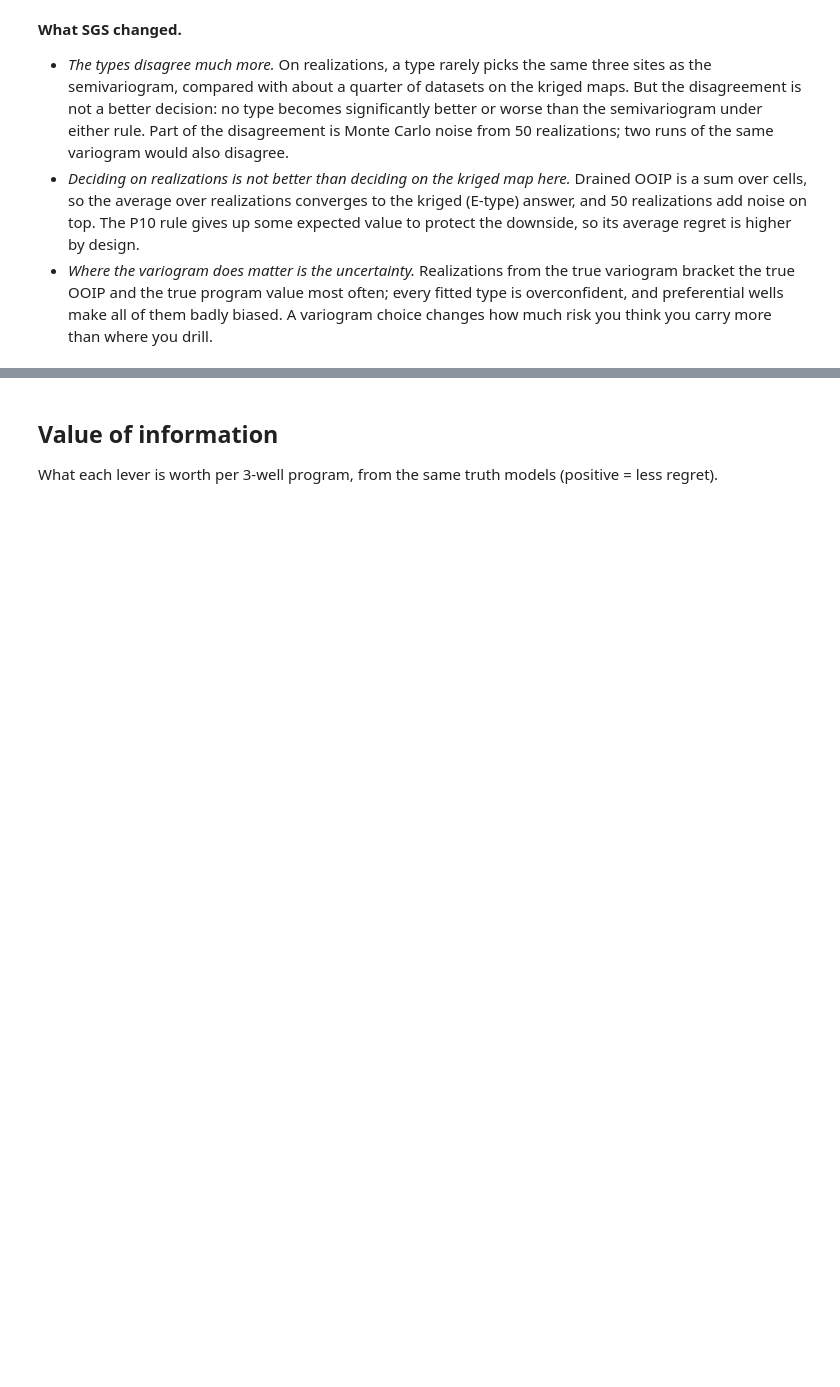
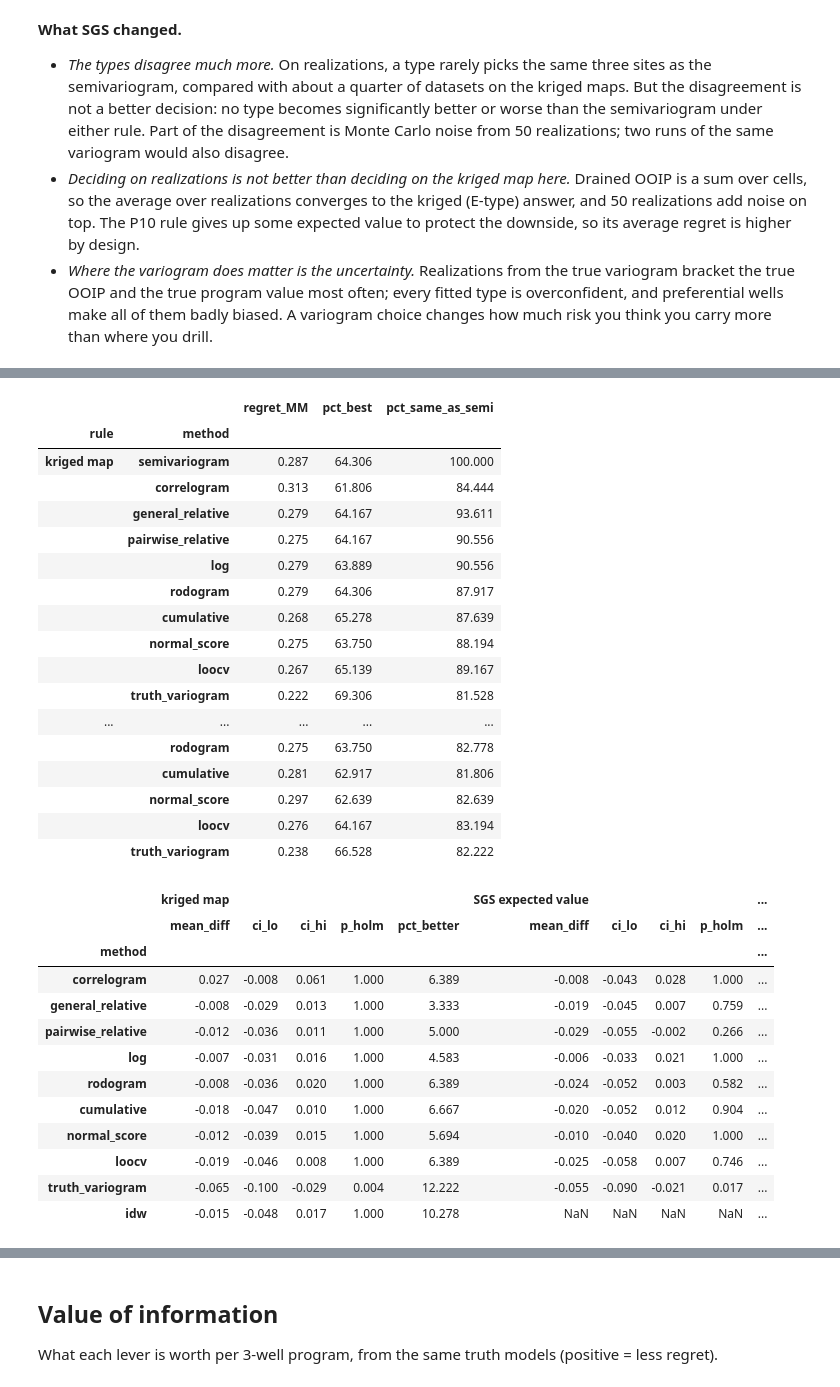
Before and after one commit to nkanter04/variogram-type-study, a Jupyter notebook: 03_kriging_decisions.ipynb, the cells around one changed output, grey strips where cells are left out. Drawn from its saved outputs; the diff is of its cells as text; code cells hidden in the pictures; blank space fills up the shorter version.

```diff
--- a/03_kriging_decisions.ipynb
+++ b/03_kriging_decisions.ipynb
@@ -325,0 +341,4 @@ print('\n'.join(lines))
+# %%
+ao, ad = R_['aoi'], R_['aoi_decisions']
+display(A.aoi_accuracy(ao).round(1).rename_axis('|OOIP error| %, kriged maps'))
+A.aoi_type_spread(ao).round(1).rename_axis('spread across 8 types, % of true OOIP')
@@ -325,0 +385,37 @@ print('\n'.join(lines))
+# %%
+summ = A.aoi_decision_summary(ad)
+display(summ.round(3))
+ap = A.aoi_paired(ad)
+pd.concat({k: v[['mean_diff', 'ci_lo', 'ci_hi', 'p_holm', 'pct_better']] for k, v in ap.items()}, axis=1).round(3)
+# %% [output]
+|  |  | regret_MM | pct_best | pct_same_as_semi |
+| rule | method |  |  |  |
+| kriged map | semivariogram | 0.287 | 64.306 | 100.000 |
+|  | correlogram | 0.313 | 61.806 | 84.444 |
+|  | general_relative | 0.279 | 64.167 | 93.611 |
+|  | pairwise_relative | 0.275 | 64.167 | 90.556 |
+|  | log | 0.279 | 63.889 | 90.556 |
+|  | rodogram | 0.279 | 64.306 | 87.917 |
+|  | cumulative | 0.268 | 65.278 | 87.639 |
+|  | normal_score | 0.275 | 63.750 | 88.194 |
+|  | loocv | 0.267 | 65.139 | 89.167 |
+|  | truth_variogram | 0.222 | 69.306 | 81.528 |
+| ... | ... | ... | ... | ... |
+|  | rodogram | 0.275 | 63.750 | 82.778 |
+|  | cumulative | 0.281 | 62.917 | 81.806 |
+|  | normal_score | 0.297 | 62.639 | 82.639 |
+|  | loocv | 0.276 | 64.167 | 83.194 |
+|  | truth_variogram | 0.238 | 66.528 | 82.222 |
+|  | kriged map |  |  |  |  | SGS expected value |  |  |  | ... |
+|  | mean_diff | ci_lo | ci_hi | p_holm | pct_better | mean_diff | ci_lo | ci_hi | p_holm | ... |
+| method |  |  |  |  |  |  |  |  |  | ... |
+| correlogram | 0.027 | -0.008 | 0.061 | 1.000 | 6.389 | -0.008 | -0.043 | 0.028 | 1.000 | ... |
+| general_relative | -0.008 | -0.029 | 0.013 | 1.000 | 3.333 | -0.019 | -0.045 | 0.007 | 0.759 | ... |
+| pairwise_relative | -0.012 | -0.036 | 0.011 | 1.000 | 5.000 | -0.029 | -0.055 | -0.002 | 0.266 | ... |
+| log | -0.007 | -0.031 | 0.016 | 1.000 | 4.583 | -0.006 | -0.033 | 0.021 | 1.000 | ... |
+| rodogram | -0.008 | -0.036 | 0.020 | 1.000 | 6.389 | -0.024 | -0.052 | 0.003 | 0.582 | ... |
+| cumulative | -0.018 | -0.047 | 0.010 | 1.000 | 6.667 | -0.020 | -0.052 | 0.012 | 0.904 | ... |
+| normal_score | -0.012 | -0.039 | 0.015 | 1.000 | 5.694 | -0.010 | -0.040 | 0.020 | 1.000 | ... |
+| loocv | -0.019 | -0.046 | 0.008 | 1.000 | 6.389 | -0.025 | -0.058 | 0.007 | 0.746 | ... |
+| truth_variogram | -0.065 | -0.100 | -0.029 | 0.004 | 12.222 | -0.055 | -0.090 | -0.021 | 0.017 | ... |
+| idw | -0.015 | -0.048 | 0.017 | 1.000 | 10.278 | NaN | NaN | NaN | NaN | ... |
```
Also changed, not shown: parts of 8 cells of this notebook, 10 other files.
